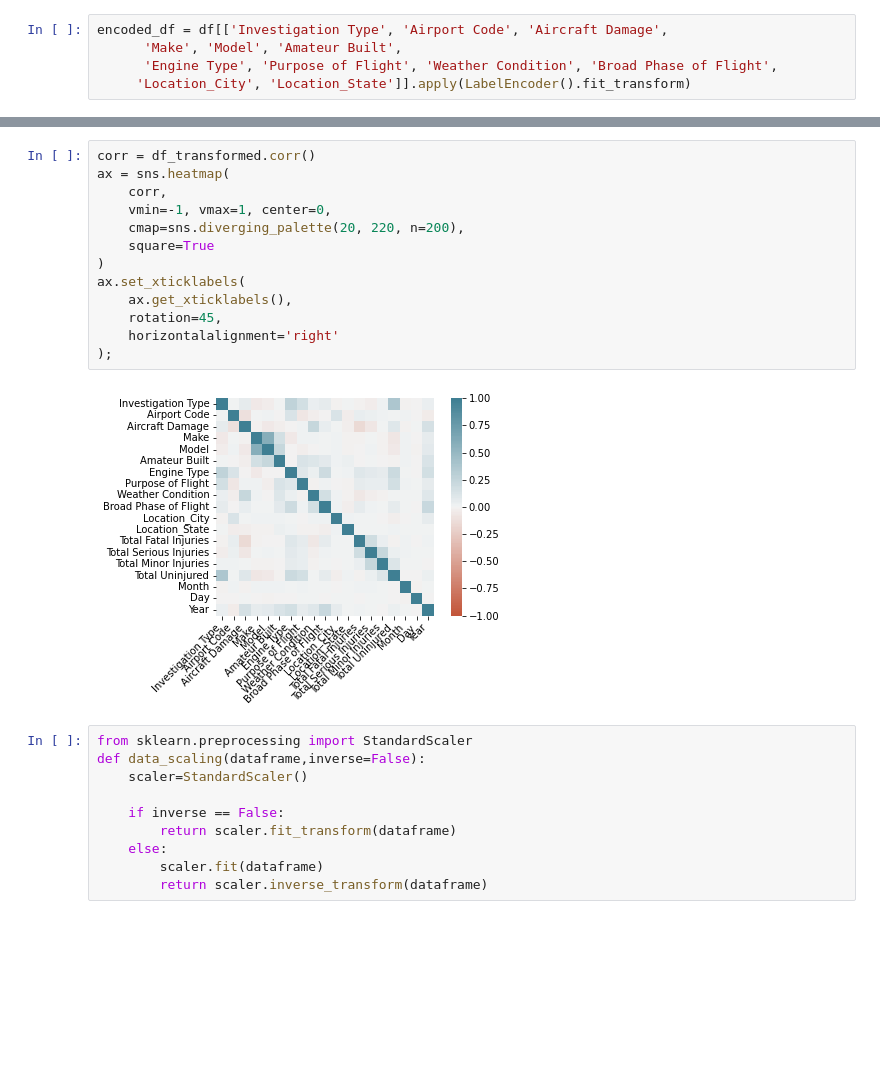
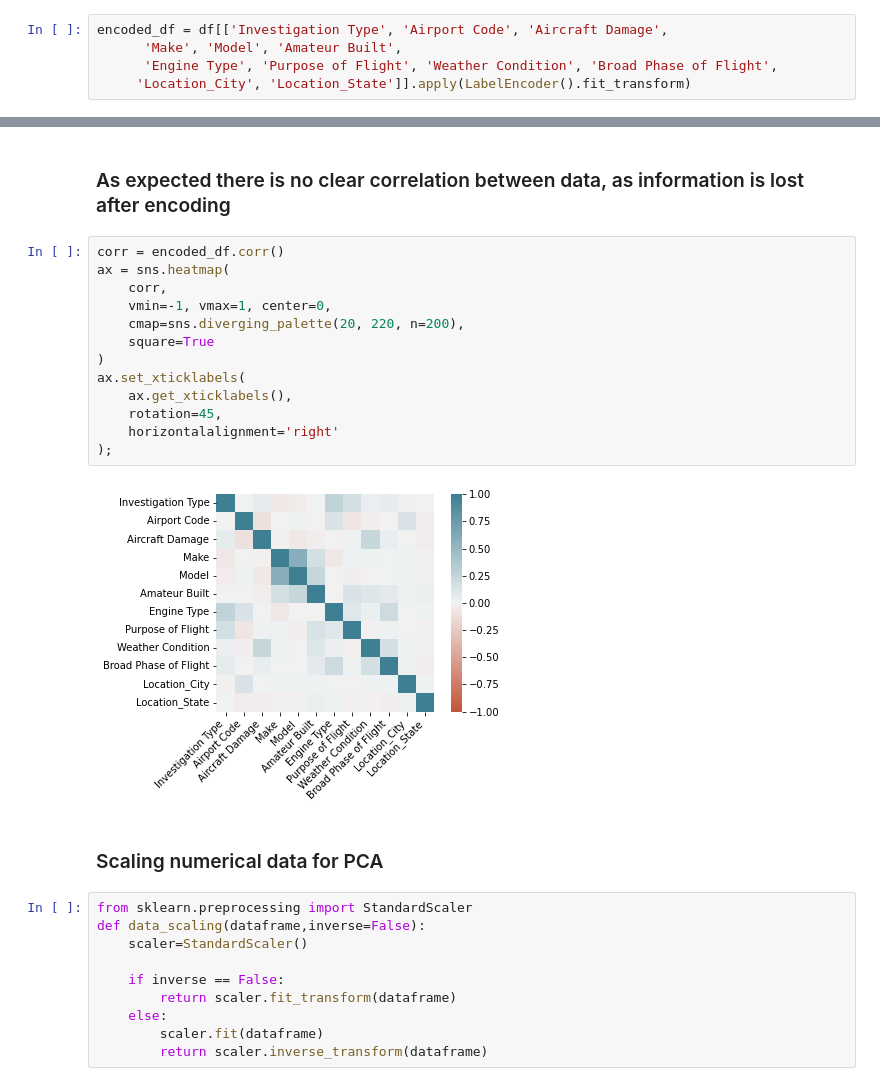
Before and after one commit to adkap2/Airplane_Crash_Analysis, a Jupyter notebook: Airplane_Crash_Analysis.ipynb, the cells around one changed output, grey strips where cells are left out. Cells and saved outputs as stored; diff of their text form; blank space fills up the shorter version.

```diff
--- a/Airplane_Crash_Analysis.ipynb
+++ b/Airplane_Crash_Analysis.ipynb
@@ -182,18 +195,22 @@ encoded_df = df[['Investigation Type', 'Airport Code', 'Aircraft Damage',
+# %% [markdown]
+### As expected there is no clear correlation between data, as information is lost after encoding
 # %%
-corr = df_transformed.corr()
+corr = encoded_df.corr()
 ax = sns.heatmap(
     corr,
     vmin=-1, vmax=1, center=0,
     cmap=sns.diverging_palette(20, 220, n=200),
     square=True
 )
 ax.set_xticklabels(
     ax.get_xticklabels(),
     rotation=45,
     horizontalalignment='right'
 );
 # %% [output]
-[figure, old version]
+[figure, new version]
+# %% [markdown]
+### Scaling numerical data for PCA
 # %%
 from sklearn.preprocessing import StandardScaler
 def data_scaling(dataframe,inverse=False):
```
Also changed, not shown: parts of 47 cells of this notebook.
